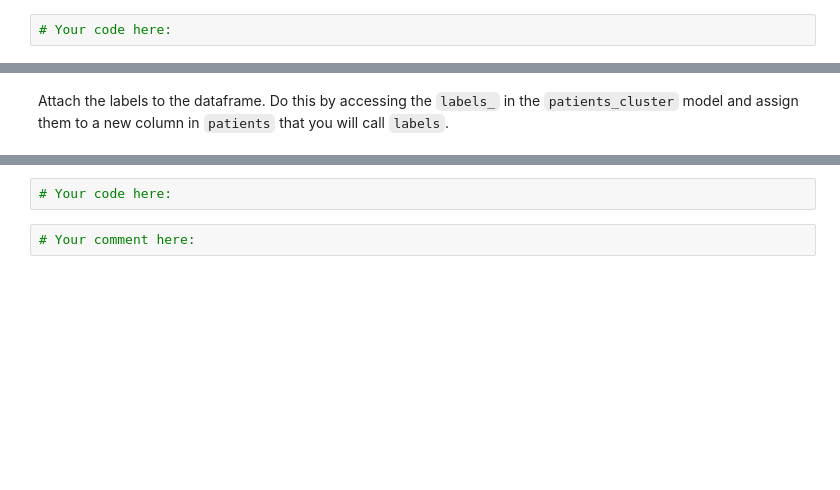
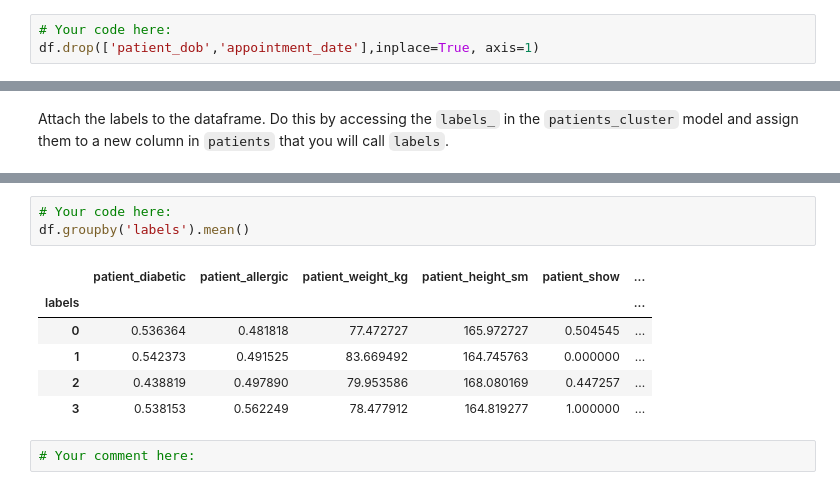
Before and after one commit to Marcio-Marchiori/Labs_Python, a Jupyter notebook: Lab_unsupervised/your-code/main.ipynb, the cells around one changed output, grey strips where cells are left out. Cells and saved outputs as stored; diff of their text form; blank space fills up the shorter version.

```diff
--- a/Lab_unsupervised/your-code/main.ipynb
+++ b/Lab_unsupervised/your-code/main.ipynb
@@ -175,5 +369,6 @@ Let's look at the head again to ensure the re-encoding and dropping are successf
 An interesting observation is that all patients are no older than 2 years. However, their weights and heights indicate that they are adults. This cannot be true. Therefore, we can either trust the weight and height columns or the DOB column. Since there are other columns that indicate that these are adults (they have emails, some have diabetes) we will drop the `patient_dob` column. We will also drop the `appointment_date` column since it has too many unique values to transform to a dummy variable. Drop the two columns in the cell below.
 # %%
 # Your code here:
+df.drop(['patient_dob','appointment_date'],inplace=True, axis=1)
 # %% [markdown]
 Now it is time to normalize the data, use the StandardScaler function to do it.
@@ -195,6 +399,14 @@ Now using a `groupby`, find the mean of every variable in `patients` and group b
 Additionally, add a comment to describe which columns have the largest difference between clusters.
 # %%
 # Your code here:
+df.groupby('labels').mean()
+# %% [output]
+|  | patient_diabetic | patient_allergic | patient_weight_kg | patient_height_sm | patient_show | ... |
+| labels |  |  |  |  |  | ... |
+| 0 | 0.536364 | 0.481818 | 77.472727 | 165.972727 | 0.504545 | ... |
+| 1 | 0.542373 | 0.491525 | 83.669492 | 164.745763 | 0.000000 | ... |
+| 2 | 0.438819 | 0.497890 | 79.953586 | 168.080169 | 0.447257 | ... |
+| 3 | 0.538153 | 0.562249 | 78.477912 | 164.819277 | 1.000000 | ... |
 # %%
 # Your comment here:
 # %% [markdown]
```
Also changed, not shown: parts of 40 cells of this notebook.
